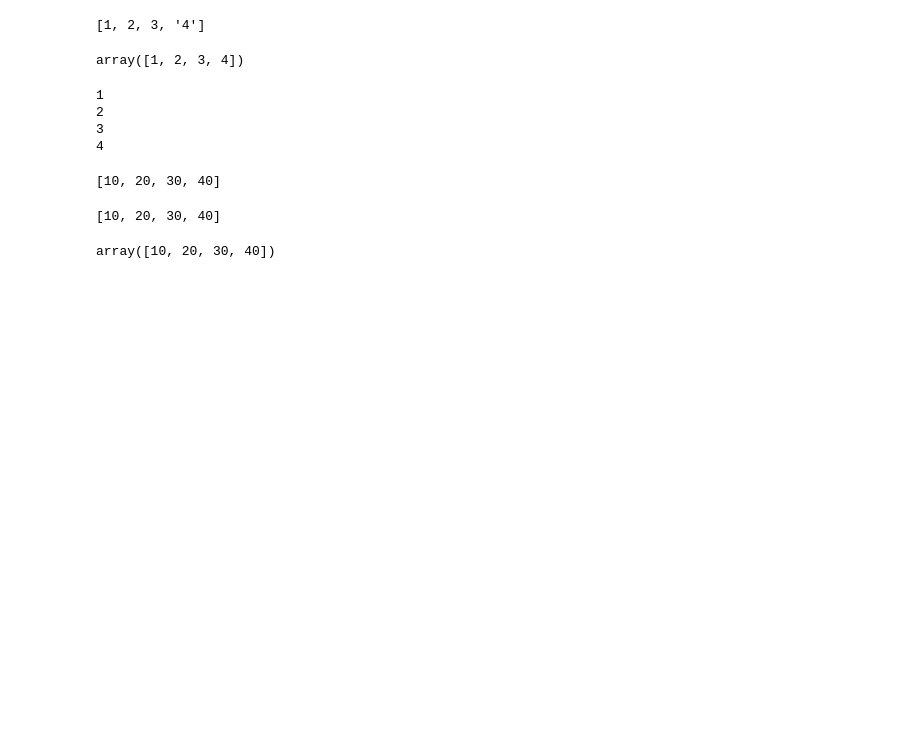
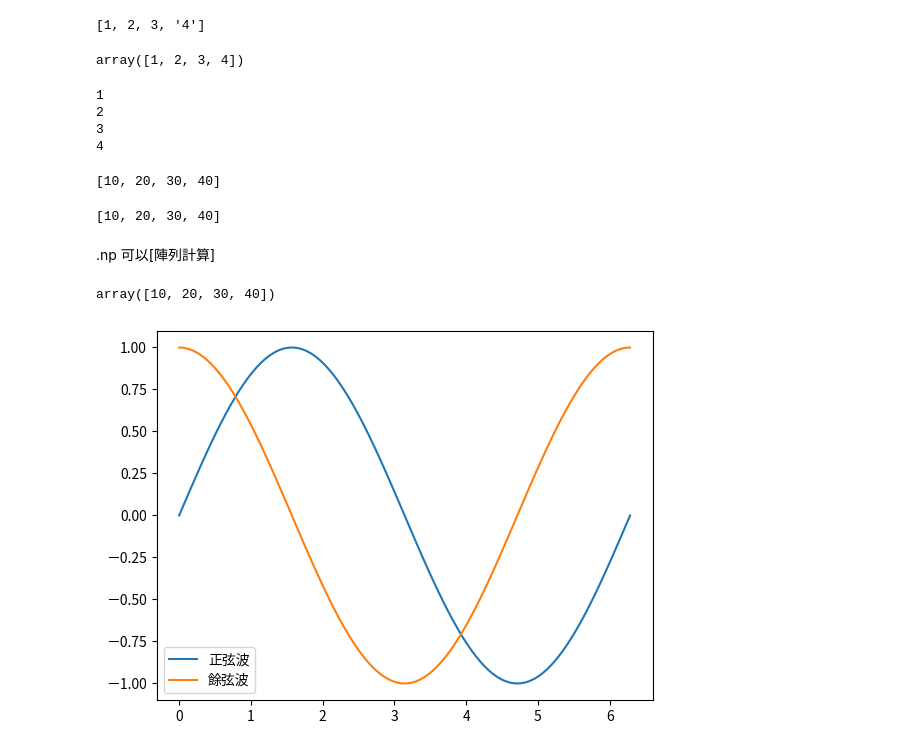
Before and after one commit to tereshiaa/python0630, a Jupyter notebook: lesson14/lseeon14_3.ipynb, the cells around one changed output. Drawn from its saved outputs; the diff is of its cells as text; code cells hidden in the pictures; blank space fills up the shorter version.

```diff
--- a/lesson14/lseeon14_3.ipynb
+++ b/lesson14/lseeon14_3.ipynb
@@ -31,6 +31,8 @@ py_list = [1, 2, 3, 4]
 [ele*10 for ele in py_list]
 # %% [output]
 [10, 20, 30, 40]
+# %% [markdown]
+.np  可以[陣列計算]
 # %%
 np_array = np.array([1, 2, 3, 4])
 #numpy可以使用`陣列運算`(向量化運算)
@@ -38,3 +40,25 @@ np_array *= 10
 np_array
 # %% [output]
 array([10, 20, 30, 40])
+# %%
+#載入字型
+import matplotlib as mpl
+from matplotlib.font_manager import fontManager
+
+fontManager.addfont('ChineseFont.ttf')  # 字型檔路徑
+mpl.rc('font', family='ChineseFont')
+# %%
+#利用numpy和matplotlib產生正弦波和餘弦波
+import numpy as np
+import matplotlib.pyplot as plt
+
+x = np.linspace(0, 2 * np.pi, 100)
+y1 = np.sin(x)
+y2 = np.cos(x)
+
+plt.plot(x, y1, label='正弦波')
+plt.plot(x, y2, label='餘弦波')
+plt.legend()
+plt.show()
+# %% [output]
+[figure, added]
```
Also changed, not shown: 4 other files.
